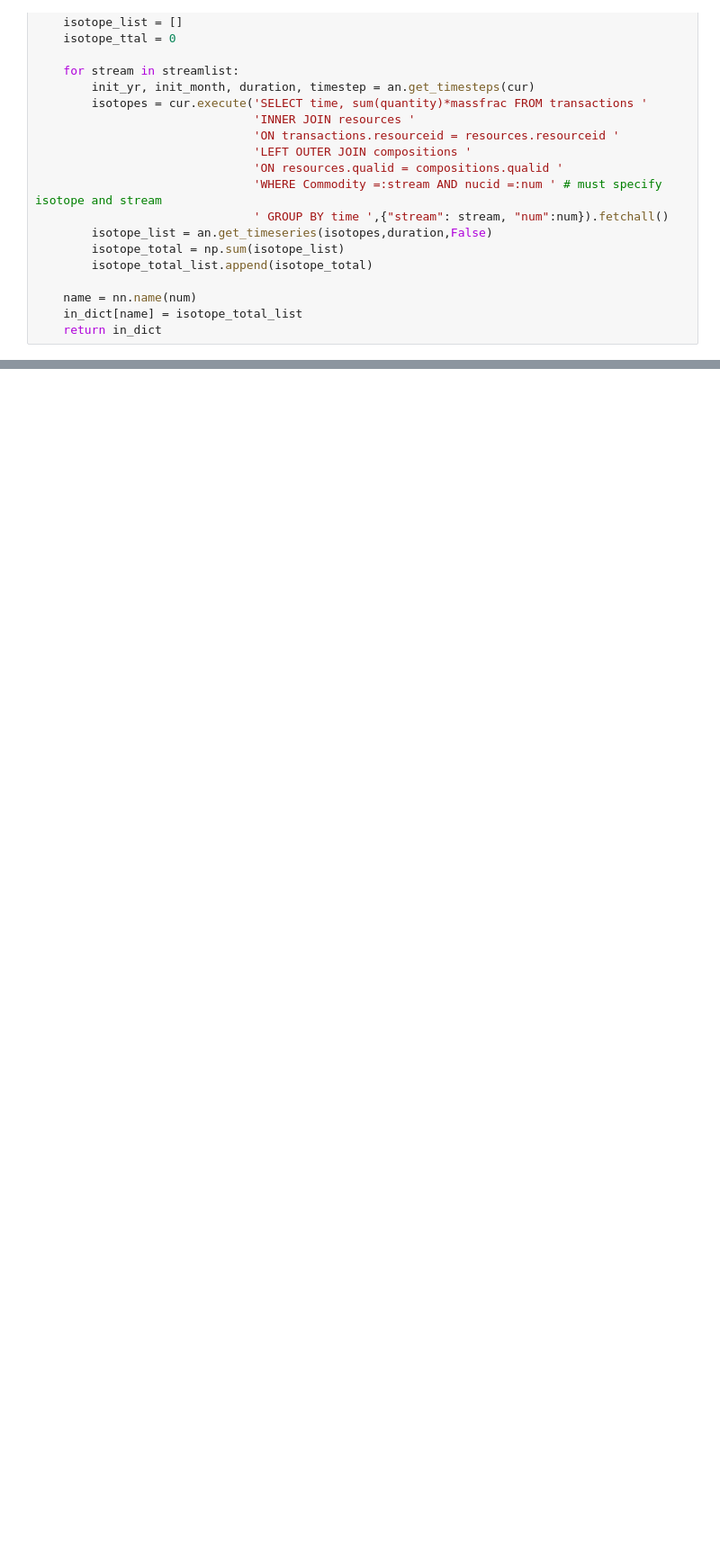
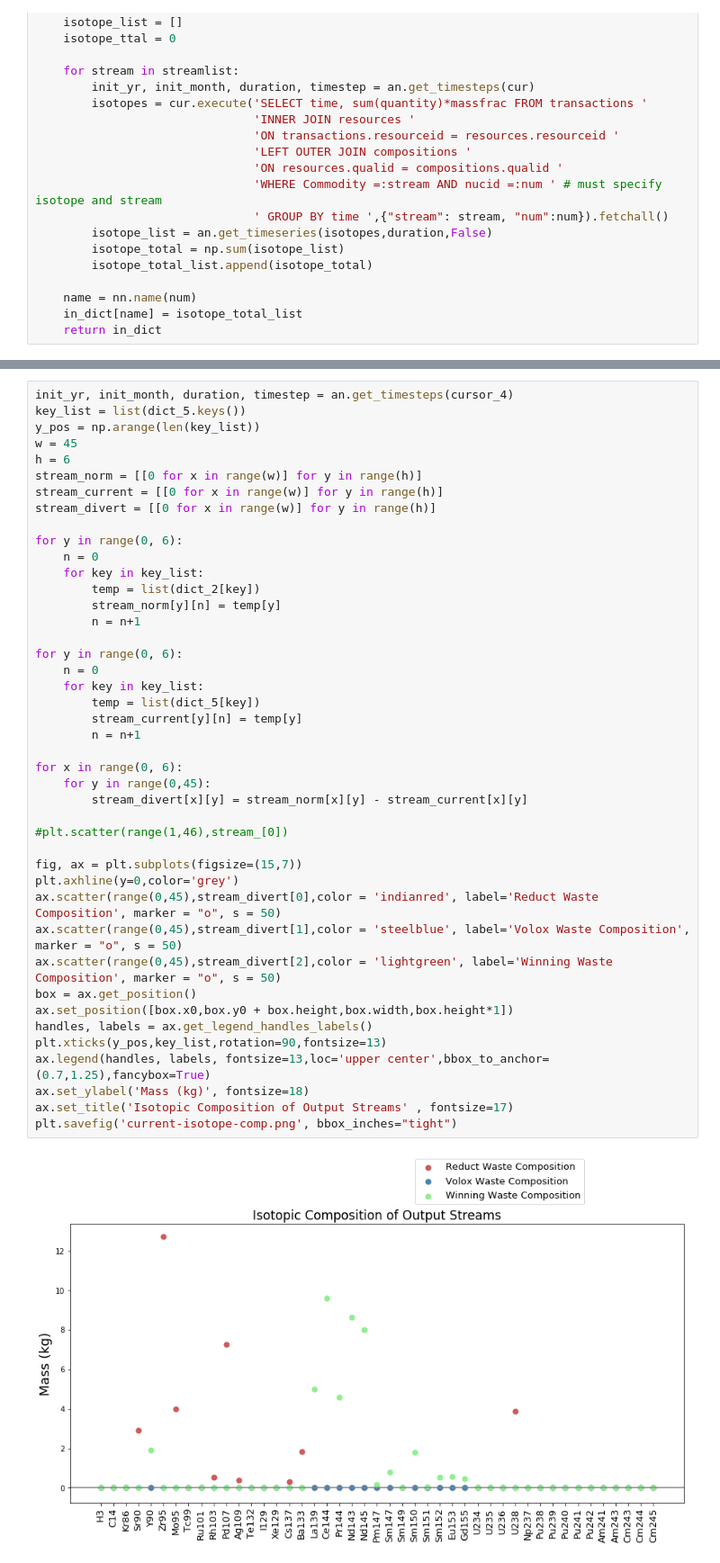
Before and after one commit to katyhuff/recycle, a Jupyter notebook: input/pyre-analysis.ipynb, the cells around one changed output, grey strips where cells are left out. Shown: that part at 90% size. Drawn from its saved outputs; the diff is of its cells as text; blank space fills up the shorter version.

```diff
--- a/input/pyre-analysis.ipynb
+++ b/input/pyre-analysis.ipynb
@@ -275,0 +284,45 @@ Text(0.5,1,'Isotopic Composition of Output Streams')
+# %%
+init_yr, init_month, duration, timestep = an.get_timesteps(cursor_4)
+key_list = list(dict_5.keys())
+y_pos = np.arange(len(key_list))
+w = 45
+h = 6
+stream_norm = [[0 for x in range(w)] for y in range(h)]
+stream_current = [[0 for x in range(w)] for y in range(h)]
+stream_divert = [[0 for x in range(w)] for y in range(h)]
+
+for y in range(0, 6):
+    n = 0
+    for key in key_list:
+        temp = list(dict_2[key])
+        stream_norm[y][n] = temp[y]
+        n = n+1
+
+for y in range(0, 6):
+    n = 0
+    for key in key_list:
+        temp = list(dict_5[key])
+        stream_current[y][n] = temp[y]
+        n = n+1
+
+for x in range(0, 6):
+    for y in range(0,45):
+        stream_divert[x][y] = stream_norm[x][y] - stream_current[x][y]
+
+#plt.scatter(range(1,46),stream_[0])
+
+fig, ax = plt.subplots(figsize=(15,7))
+plt.axhline(y=0,color='grey')
+ax.scatter(range(0,45),stream_divert[0],color = 'indianred', label='Reduct Waste Composition', marker = "o", s = 50)
+ax.scatter(range(0,45),stream_divert[1],color = 'steelblue', label='Volox Waste Composition', marker = "o", s = 50)
+ax.scatter(range(0,45),stream_divert[2],color = 'lightgreen', label='Winning Waste Composition', marker = "o", s = 50)
+box = ax.get_position()
+ax.set_position([box.x0,box.y0 + box.height,box.width,box.height*1])
+handles, labels = ax.get_legend_handles_labels()
+plt.xticks(y_pos,key_list,rotation=90,fontsize=13)
+ax.legend(handles, labels, fontsize=13,loc='upper center',bbox_to_anchor=(0.7,1.25),fancybox=True)
+ax.set_ylabel('Mass (kg)', fontsize=18)
+ax.set_title('Isotopic Composition of Output Streams' , fontsize=17)
+plt.savefig('current-isotope-comp.png', bbox_inches="tight")
+# %% [output]
+[figure, added]
```
Also changed, not shown: parts of 6 cells of this notebook, 7 other files.
